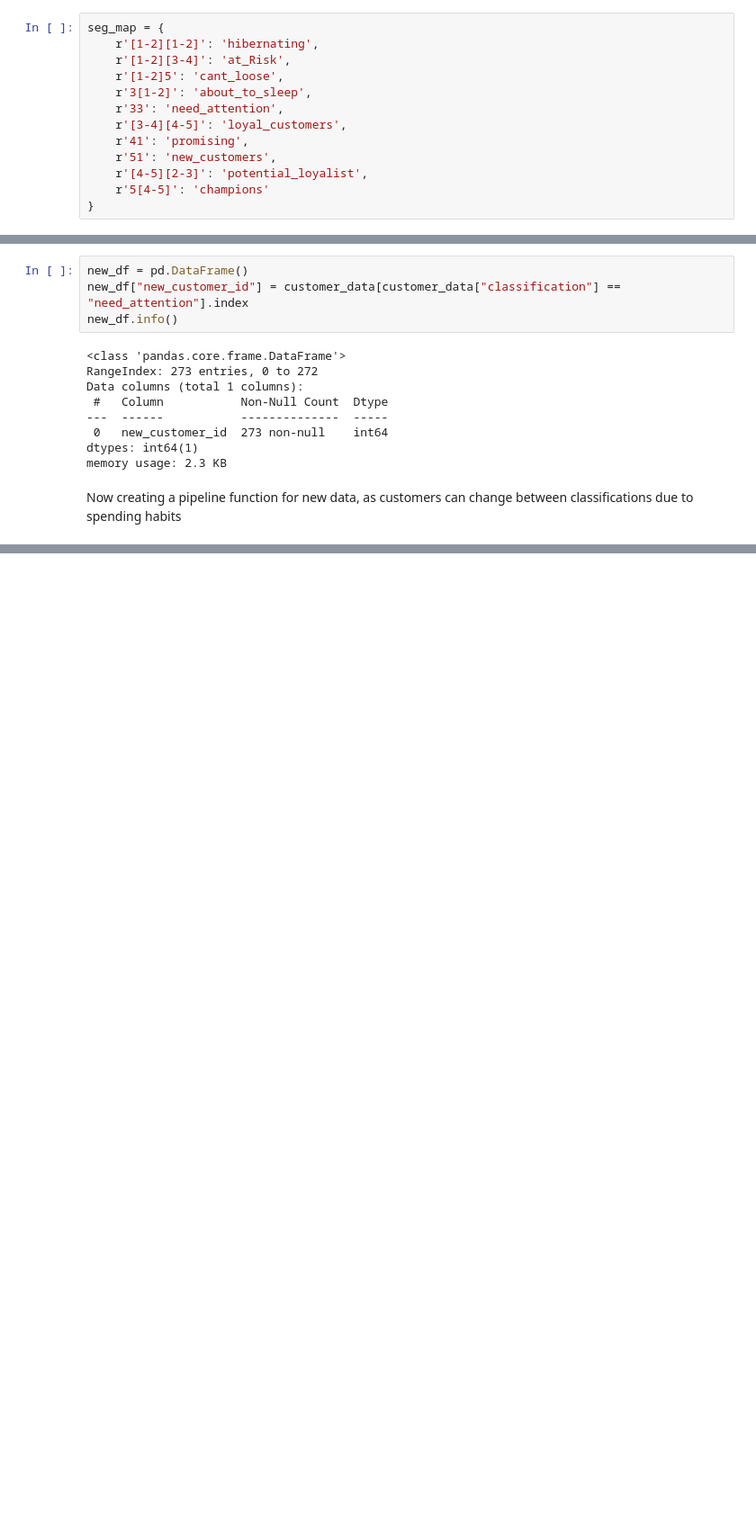
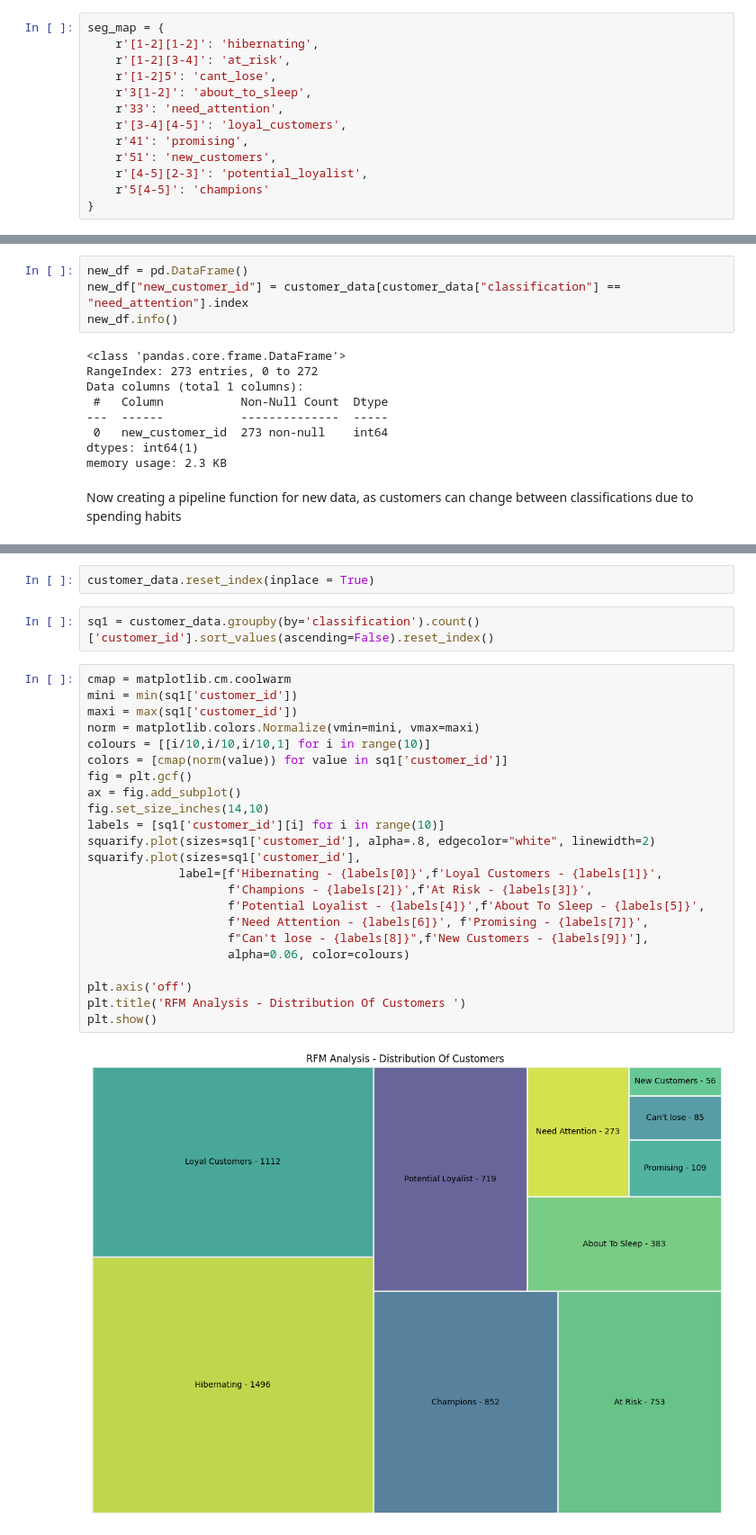
Before and after one commit to PeterLambertGitt/customer_segmentation, a Jupyter notebook: RFM_data_analysis.ipynb, the cells around one changed output, grey strips where cells are left out. Shown at 90% size. Saved outputs shown, nothing was run; the diff lists cells and outputs as text; blank space fills up the shorter version.

Commit message:
RFM data viz

```diff
--- a/RFM_data_analysis.ipynb
+++ b/RFM_data_analysis.ipynb
@@ -404,8 +395,8 @@ See the caveats in the documentation: https://pandas.pydata.org/pandas-docs/stab
 # %%
 seg_map = {
     r'[1-2][1-2]': 'hibernating',
-    r'[1-2][3-4]': 'at_Risk',
-    r'[1-2]5': 'cant_loose',
+    r'[1-2][3-4]': 'at_risk',
+    r'[1-2]5': 'cant_lose',
     r'3[1-2]': 'about_to_sleep',
     r'33': 'need_attention',
     r'[3-4][4-5]': 'loyal_customers',
@@ -528,3 +519,32 @@ def create_rfm(data):
     customer_data['classification'] = customer_data['RFM_score'].replace(seg_map, regex=True)
     customer_data = customer_data[["recency", "frequency", "monetary", "segment"]]
     return customer_data
+# %%
+customer_data.reset_index(inplace = True)
+# %%
+sq1 = customer_data.groupby(by='classification').count()['customer_id'].sort_values(ascending=False).reset_index()
+# %%
+cmap = matplotlib.cm.coolwarm
+mini = min(sq1['customer_id'])
+maxi = max(sq1['customer_id'])
+norm = matplotlib.colors.Normalize(vmin=mini, vmax=maxi)
+colours = [[i/10,i/10,i/10,1] for i in range(10)]
+colors = [cmap(norm(value)) for value in sq1['customer_id']]
+fig = plt.gcf()
+ax = fig.add_subplot()
+fig.set_size_inches(14,10)
+labels = [sq1['customer_id'][i] for i in range(10)]
+squarify.plot(sizes=sq1['customer_id'], alpha=.8, edgecolor="white", linewidth=2)
+squarify.plot(sizes=sq1['customer_id'],
+             label=[f'Hibernating - {labels[0]}',f'Loyal Customers - {labels[1]}',
+                    f'Champions - {labels[2]}',f'At Risk - {labels[3]}',
+                    f'Potential Loyalist - {labels[4]}',f'About To Sleep - {labels[5]}',
+                    f'Need Attention - {labels[6]}', f'Promising - {labels[7]}',
+                    f"Can't lose - {labels[8]}",f'New Customers - {labels[9]}'],
+                    alpha=0.06, color=colours)
+
+plt.axis('off')
+plt.title('RFM Analysis - Distribution Of Customers ')
+plt.show()
+# %% [output]
+[figure, added]
```
Also changed, not shown: parts of 6 cells of this notebook, 1 other file.
